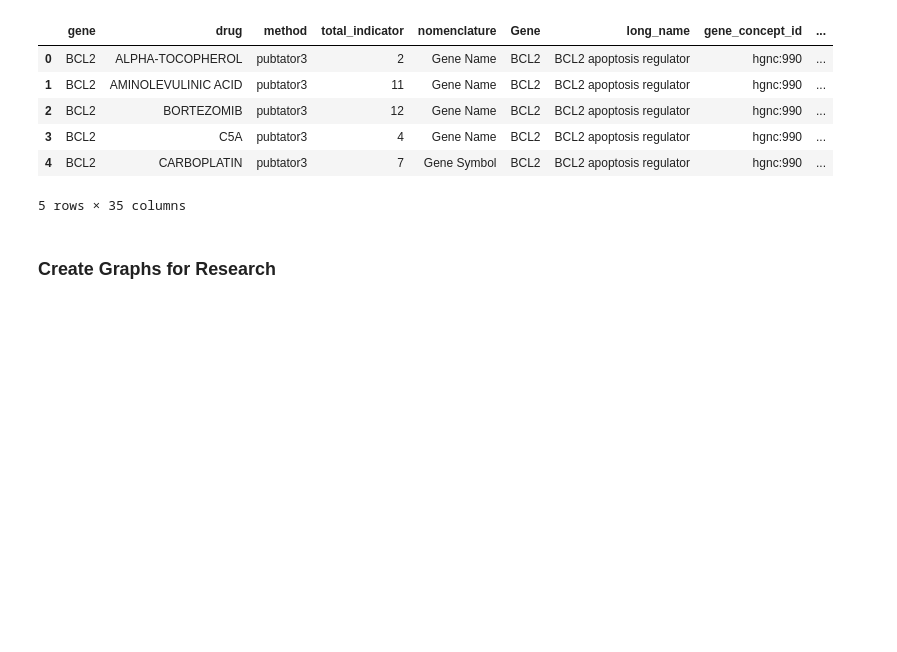
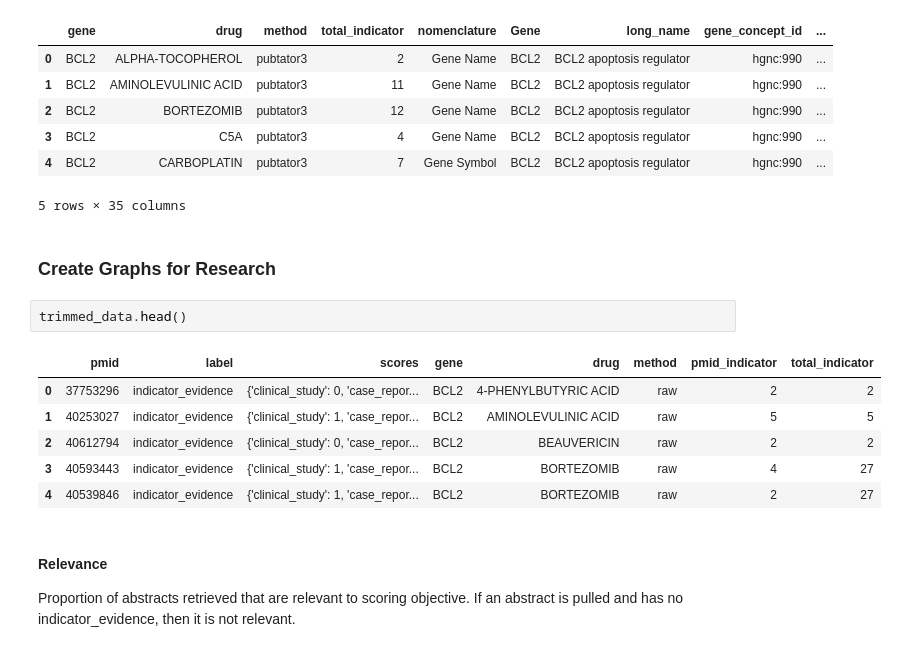
Before and after one commit to mcannon068nw/clinical-score-2, a Jupyter notebook: research/example-3.ipynb, the cells around one changed output. Drawn from its saved outputs; the diff is of its cells as text; blank space fills up the shorter version.

```diff
--- a/research/example-3.ipynb
+++ b/research/example-3.ipynb
@@ -126,3 +124,15 @@ merged_df.head()
 5 rows × 35 columns
 # %% [markdown]
 ### Create Graphs for Research
+# %%
+trimmed_data.head()
+# %% [output]
+|  | pmid | label | scores | gene | drug | method | pmid_indicator | total_indicator |
+| 0 | 37753296 | indicator_evidence | {'clinical_study': 0, 'case_repor... | BCL2 | 4-PHENYLBUTYRIC ACID | raw | 2 | 2 |
+| 1 | 40253027 | indicator_evidence | {'clinical_study': 1, 'case_repor... | BCL2 | AMINOLEVULINIC ACID | raw | 5 | 5 |
+| 2 | 40612794 | indicator_evidence | {'clinical_study': 0, 'case_repor... | BCL2 | BEAUVERICIN | raw | 2 | 2 |
+| 3 | 40593443 | indicator_evidence | {'clinical_study': 1, 'case_repor... | BCL2 | BORTEZOMIB | raw | 4 | 27 |
+| 4 | 40539846 | indicator_evidence | {'clinical_study': 1, 'case_repor... | BCL2 | BORTEZOMIB | raw | 2 | 27 |
+# %% [markdown]
+#### Relevance
+Proportion of abstracts retrieved that are relevant to scoring objective. If an abstract is pulled and has no indicator_evidence, then it is not relevant.
```
Also changed, not shown: parts of 16 cells of this notebook, 1 other file.
